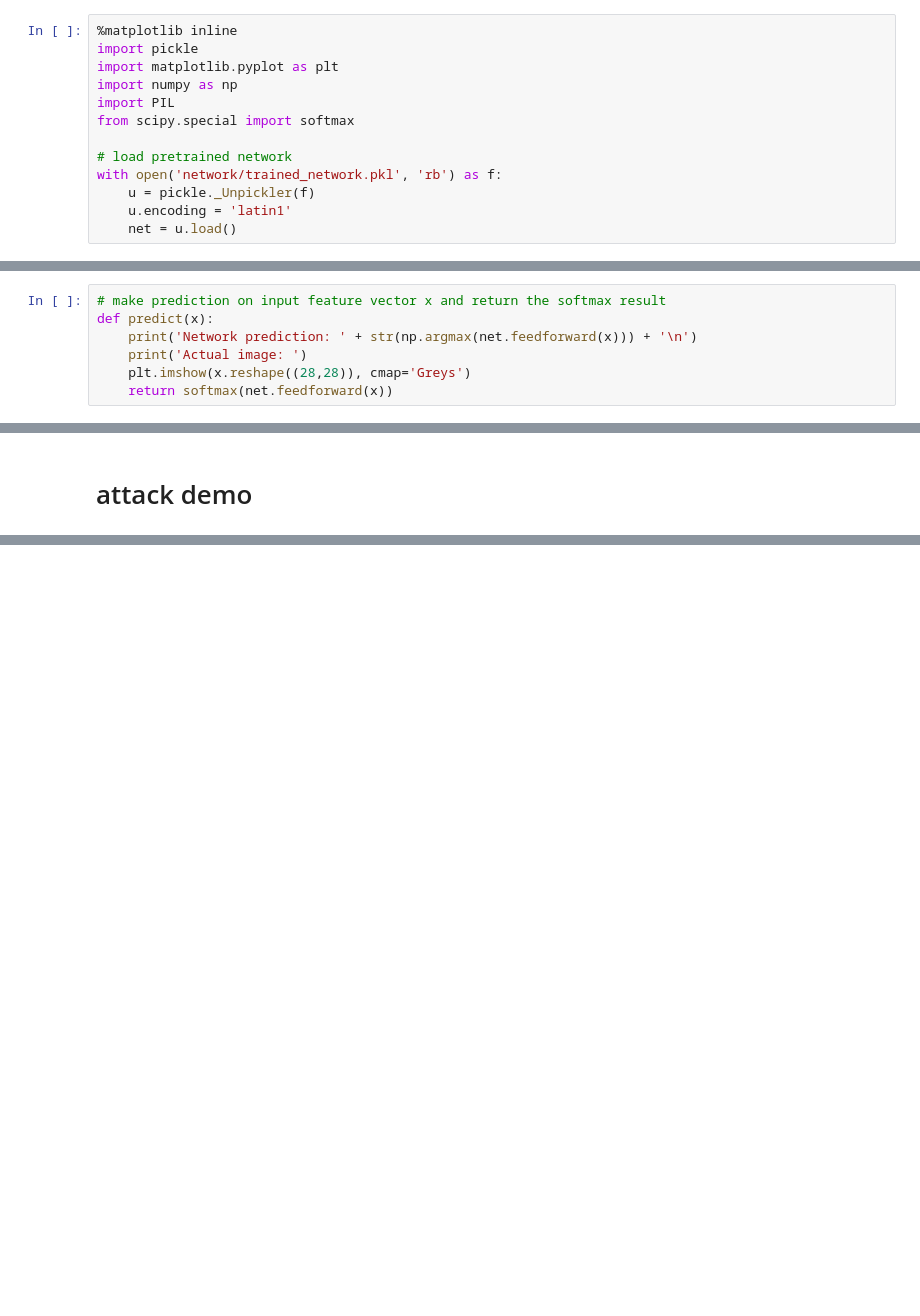
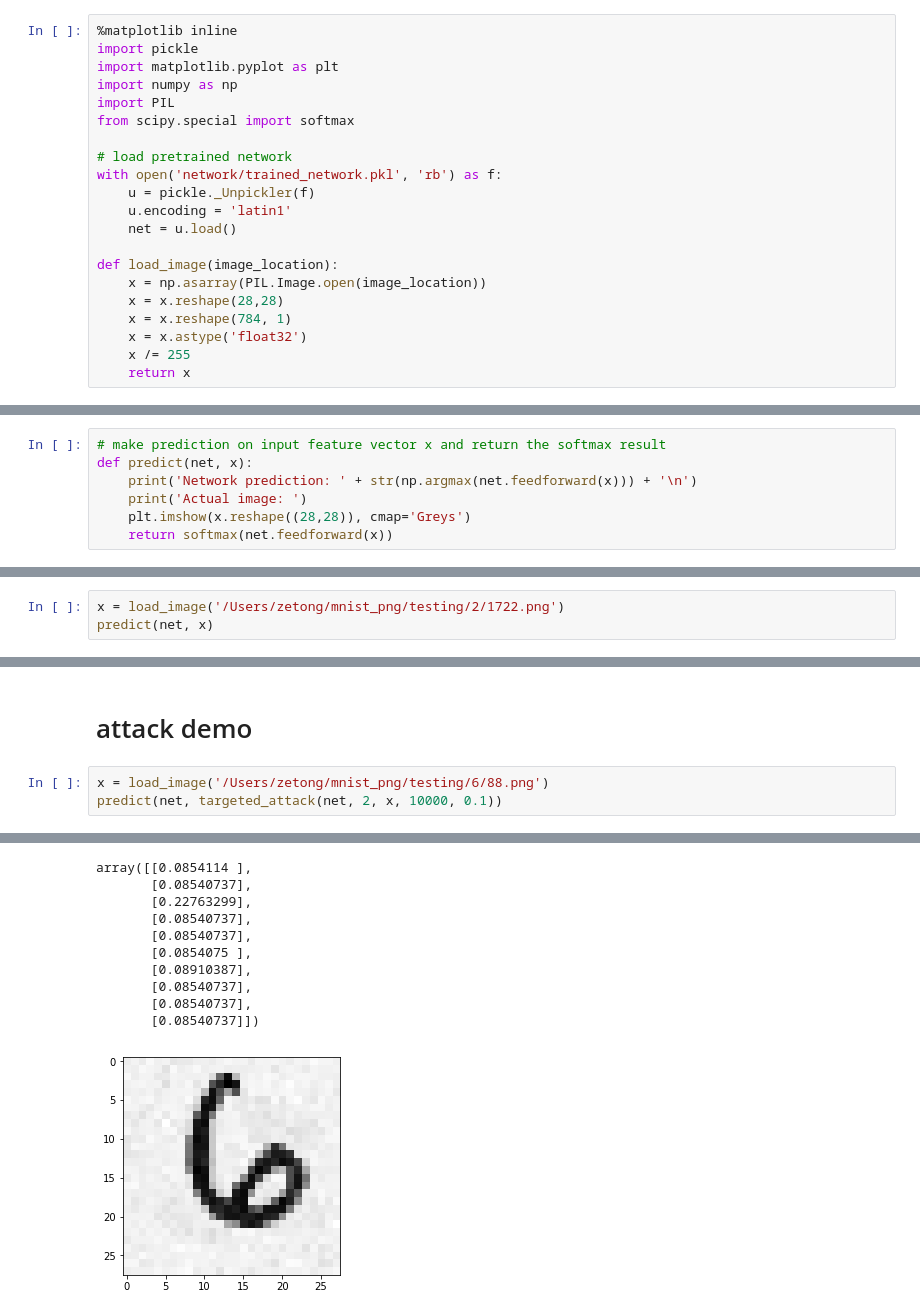
Before and after one commit to zetongqi/attacking_neural_networks, a Jupyter notebook: MNIST_adversarial_attack.ipynb, the cells around one changed output, grey strips where cells are left out. Saved outputs shown, nothing was run; the diff lists cells and outputs as text; blank space fills up the shorter version.

```diff
--- a/MNIST_adversarial_attack.ipynb
+++ b/MNIST_adversarial_attack.ipynb
@@ -13,11 +13,19 @@ with open('network/trained_network.pkl', 'rb') as f:
     u = pickle._Unpickler(f)
     u.encoding = 'latin1'
     net = u.load()
+
+def load_image(image_location):
+    x = np.asarray(PIL.Image.open(image_location))
+    x = x.reshape(28,28)
+    x = x.reshape(784, 1)
+    x = x.astype('float32')
+    x /= 255
+    return x
 # %% [markdown]
 # prediction function
 # %%
 # make prediction on input feature vector x and return the softmax result
-def predict(x):
+def predict(net, x):
     print('Network prediction: ' + str(np.argmax(net.feedforward(x))) + '\n')
     print('Actual image: ')
     plt.imshow(x.reshape((28,28)), cmap='Greys')
@@ -48,0 +35,3 @@ array([[0.08531952],
+# %%
+x = load_image('/Users/zetong/mnist_png/testing/2/1722.png')
+predict(net, x)
@@ -161,3 +165,7 @@ def attack(net, x, steps=10000, eta=0.1, lam=0.01):
     plot_adversarials(attacks, predicted_labels)
 # %% [markdown]
 # attack demo
+# %%
+x = load_image('/Users/zetong/mnist_png/testing/6/88.png')
+predict(net, targeted_attack(net, 2, x, 10000, 0.1))
+# %% [output]
@@ -164 +175,12 @@ def attack(net, x, steps=10000, eta=0.1, lam=0.01):
+array([[0.0854114 ],
+       [0.08540737],
+       [0.22763299],
+       [0.08540737],
+       [0.08540737],
+       [0.0854075 ],
+       [0.08910387],
+       [0.08540737],
+       [0.08540737],
+       [0.08540737]])
+[figure, added]
 # %%
```
Also changed, not shown: parts of 5 cells of this notebook.
